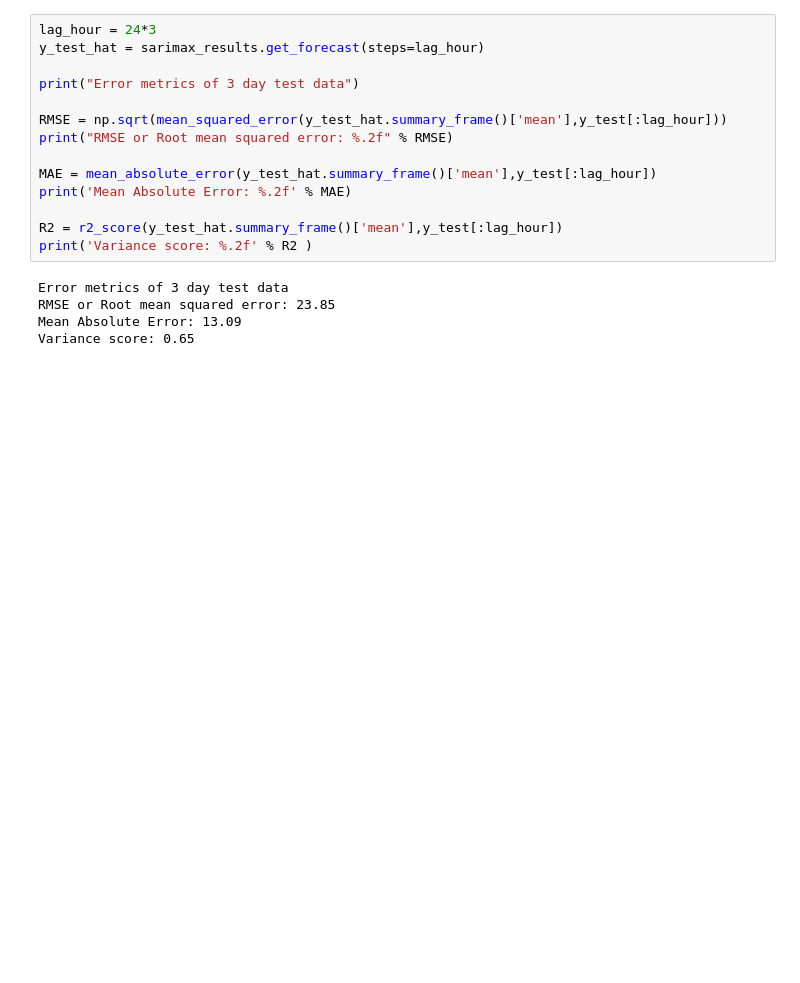
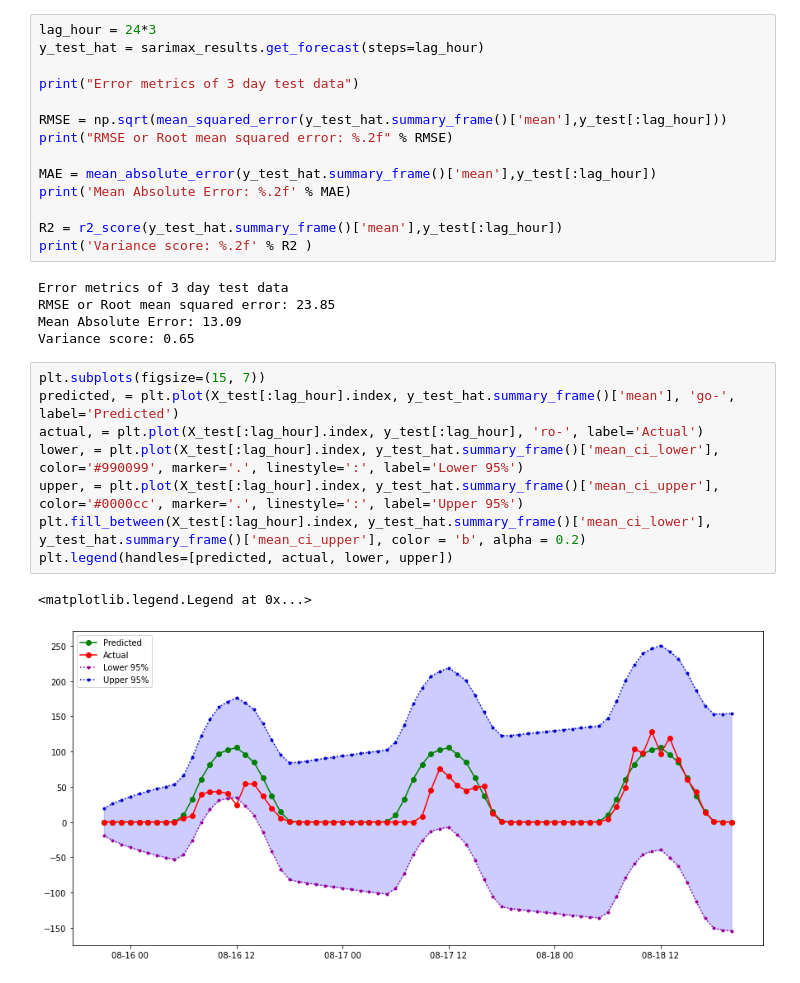
Before and after one commit to fomapavlov/EMS_Workshop, a Jupyter notebook: SARIMAX.ipynb, the cells around one changed output. Drawn from its saved outputs; the diff is of its cells as text; blank space fills up the shorter version.

```diff
--- a/SARIMAX.ipynb
+++ b/SARIMAX.ipynb
@@ -176,3 +195,14 @@ Error metrics of 3 day test data
 RMSE or Root mean squared error: 23.85
 Mean Absolute Error: 13.09
 Variance score: 0.65
+# %%
+plt.subplots(figsize=(15, 7))
+predicted, = plt.plot(X_test[:lag_hour].index, y_test_hat.summary_frame()['mean'], 'go-', label='Predicted')
+actual, = plt.plot(X_test[:lag_hour].index, y_test[:lag_hour], 'ro-', label='Actual')
+lower, = plt.plot(X_test[:lag_hour].index, y_test_hat.summary_frame()['mean_ci_lower'], color='#990099', marker='.', linestyle=':', label='Lower 95%')
+upper, = plt.plot(X_test[:lag_hour].index, y_test_hat.summary_frame()['mean_ci_upper'], color='#0000cc', marker='.', linestyle=':', label='Upper 95%')
+plt.fill_between(X_test[:lag_hour].index, y_test_hat.summary_frame()['mean_ci_lower'], y_test_hat.summary_frame()['mean_ci_upper'], color = 'b', alpha = 0.2)
+plt.legend(handles=[predicted, actual, lower, upper])
+# %% [output]
+<matplotlib.legend.Legend at 0x...>
+[figure, added]
```
Also changed, not shown: parts of 1 cell of this notebook.
